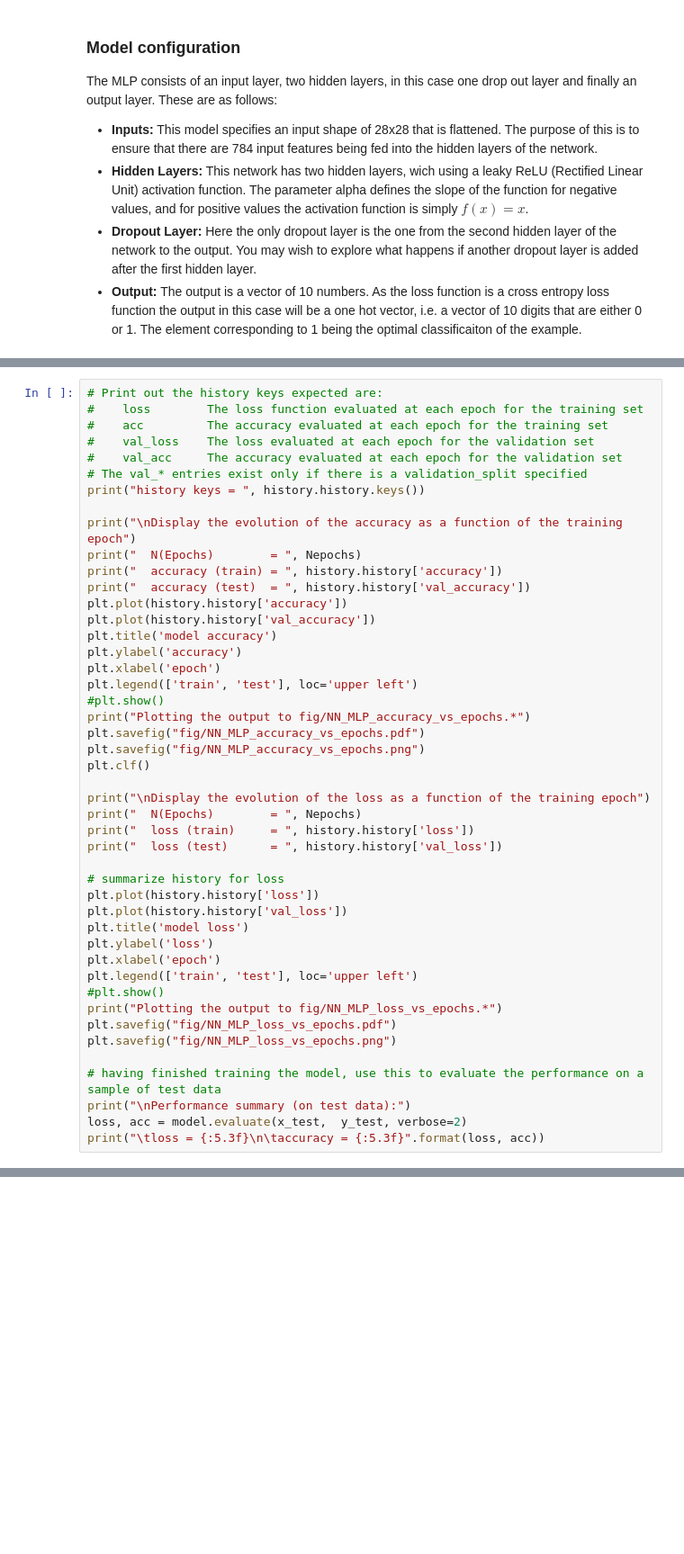
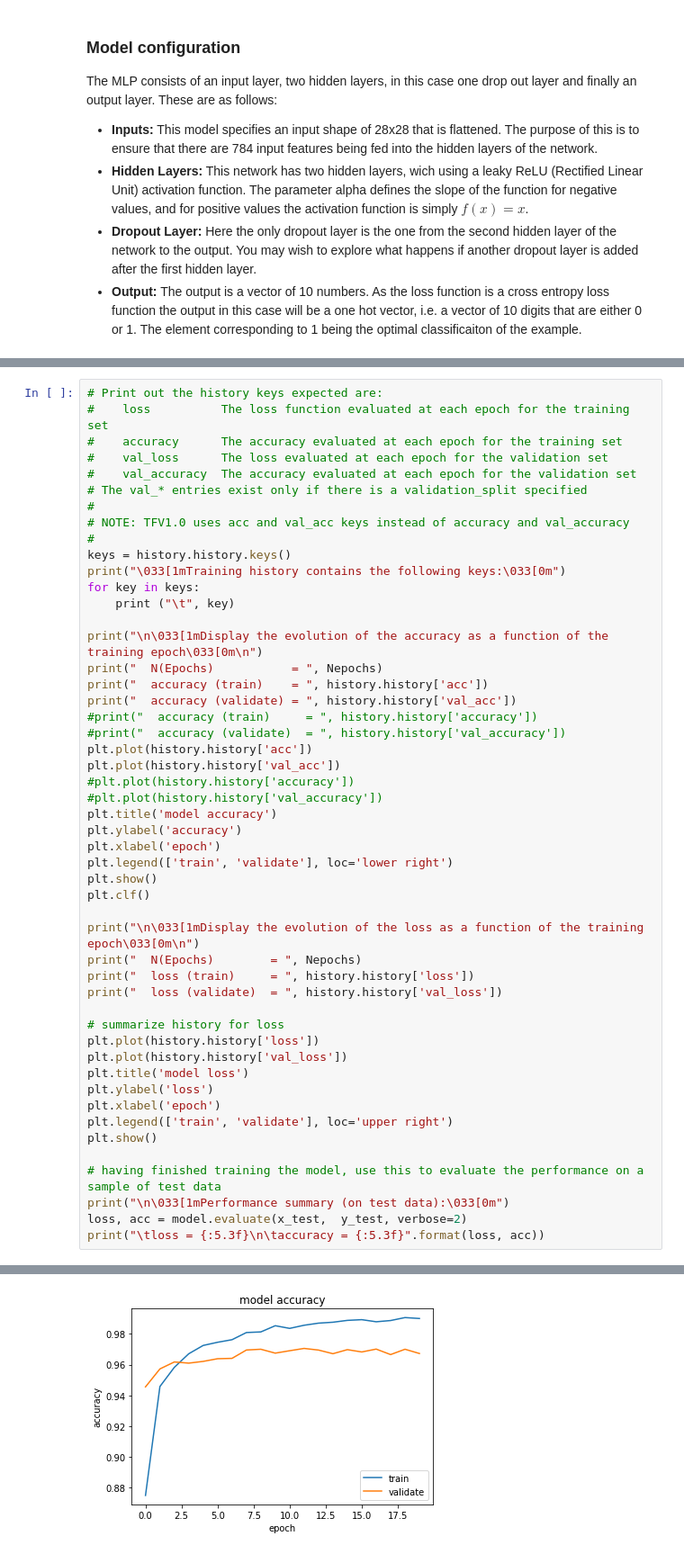
Before and after one commit to adrianbevan/TensorFlow-Tutorial, a Jupyter notebook: notebooks/NN.ipynb, the cells around one changed output, grey strips where cells are left out. Shown at 90% size. Cells and saved outputs as stored; diff of their text form; blank space fills up the shorter version.

```diff
--- a/notebooks/NN.ipynb
+++ b/notebooks/NN.ipynb
@@ -134,32 +138,39 @@ Epoch 20/20
 # %%
 # Print out the history keys expected are:
-#    loss        The loss function evaluated at each epoch for the training set
-#    acc         The accuracy evaluated at each epoch for the training set
-#    val_loss    The loss evaluated at each epoch for the validation set
-#    val_acc     The accuracy evaluated at each epoch for the validation set
+#    loss          The loss function evaluated at each epoch for the training set
+#    accuracy      The accuracy evaluated at each epoch for the training set
+#    val_loss      The loss evaluated at each epoch for the validation set
+#    val_accuracy  The accuracy evaluated at each epoch for the validation set
 # The val_* entries exist only if there is a validation_split specified
-print("history keys = ", history.history.keys())
+#
+# NOTE: TFV1.0 uses acc and val_acc keys instead of accuracy and val_accuracy
+#
+keys = history.history.keys()
+print("\033[1mTraining history contains the following keys:\033[0m")
+for key in keys:
+    print ("\t", key)
 
-print("\nDisplay the evolution of the accuracy as a function of the training epoch")
-print("  N(Epochs)        = ", Nepochs)
-print("  accuracy (train) = ", history.history['accuracy'])
-print("  accuracy (test)  = ", history.history['val_accuracy'])
-plt.plot(history.history['accuracy'])
-plt.plot(history.history['val_accuracy'])
+print("\n\033[1mDisplay the evolution of the accuracy as a function of the training epoch\033[0m\n")
+print("  N(Epochs)           = ", Nepochs)
+print("  accuracy (train)    = ", history.history['acc'])
+print("  accuracy (validate) = ", history.history['val_acc'])
+#print("  accuracy (train)     = ", history.history['accuracy'])
+#print("  accuracy (validate)  = ", history.history['val_accuracy'])
+plt.plot(history.history['acc'])
+plt.plot(history.history['val_acc'])
+#plt.plot(history.history['accuracy'])
+#plt.plot(history.history['val_accuracy'])
 plt.title('model accuracy')
 plt.ylabel('accuracy')
 plt.xlabel('epoch')
-plt.legend(['train', 'test'], loc='upper left')
-#plt.show()
-print("Plotting the output to fig/NN_MLP_accuracy_vs_epochs.*")
-plt.savefig("fig/NN_MLP_accuracy_vs_epochs.pdf")
-plt.savefig("fig/NN_MLP_accuracy_vs_epochs.png")
+plt.legend(['train', 'validate'], loc='lower right')
+plt.show()
 plt.clf()
 
-print("\nDisplay the evolution of the loss as a function of the training epoch")
+print("\n\033[1mDisplay the evolution of the loss as a function of the training epoch\033[0m\n")
 print("  N(Epochs)        = ", Nepochs)
 print("  loss (train)     = ", history.history['loss'])
-print("  loss (test)      = ", history.history['val_loss'])
+print("  loss (validate)  = ", history.history['val_loss'])
 
 # summarize history for loss
 plt.plot(history.history['loss'])
@@ -167,14 +178,11 @@ plt.plot(history.history['val_loss'])
 plt.title('model loss')
 plt.ylabel('loss')
 plt.xlabel('epoch')
-plt.legend(['train', 'test'], loc='upper left')
-#plt.show()
-print("Plotting the output to fig/NN_MLP_loss_vs_epochs.*")
-plt.savefig("fig/NN_MLP_loss_vs_epochs.pdf")
-plt.savefig("fig/NN_MLP_loss_vs_epochs.png")
+plt.legend(['train', 'validate'], loc='upper right')
+plt.show()
 
 # having finished training the model, use this to evaluate the performance on a sample of test data
-print("\nPerformance summary (on test data):")
+print("\n\033[1mPerformance summary (on test data):\033[0m")
 loss, acc = model.evaluate(x_test,  y_test, verbose=2)
 print("\tloss = {:5.3f}\n\taccuracy = {:5.3f}".format(loss, acc))
 # %% [output]
@@ -184,0 +200 @@ Display the evolution of the accuracy as a function of the training epoch
+[figure, added]
```
Also changed, not shown: parts of 6 cells of this notebook, 2 other files.
